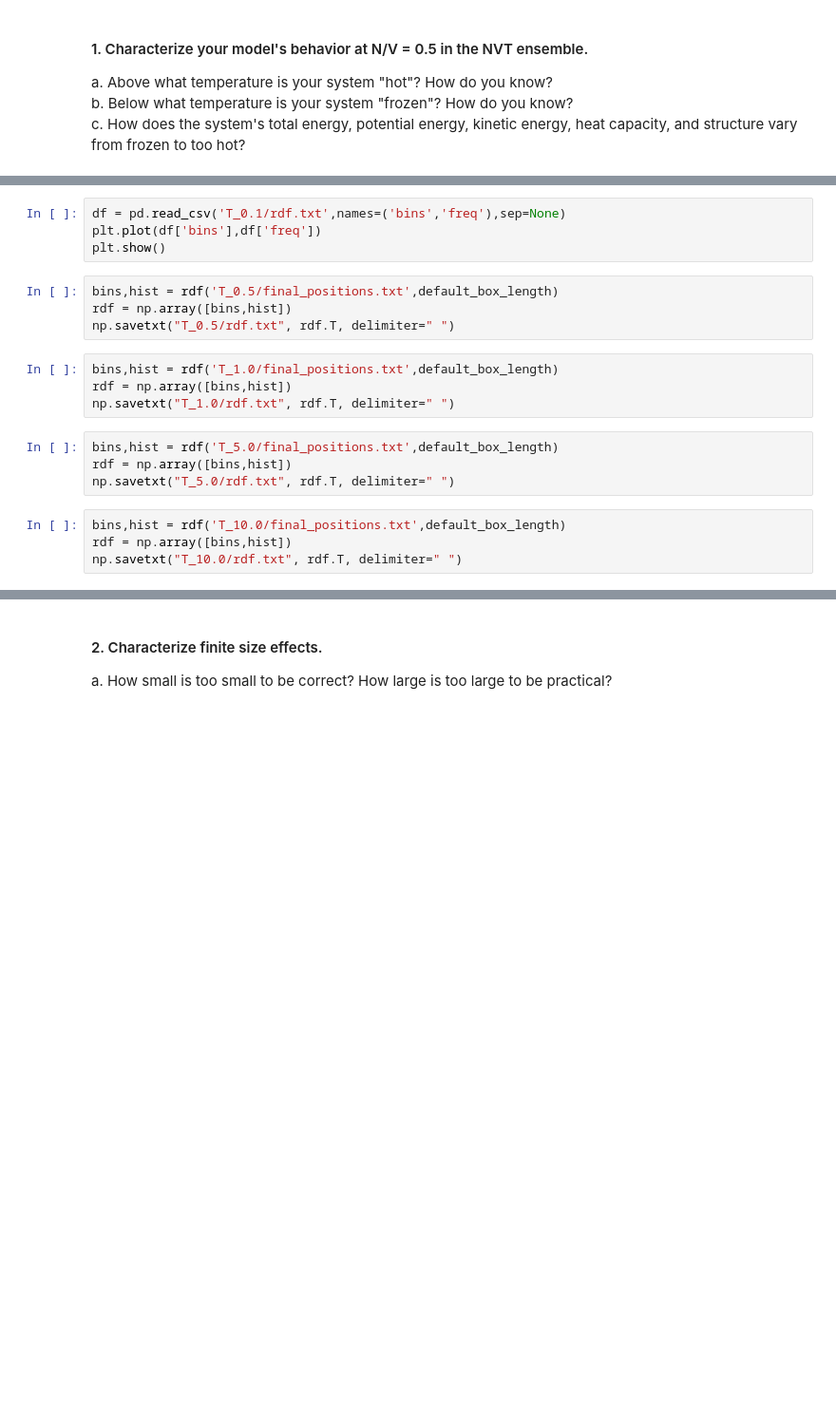
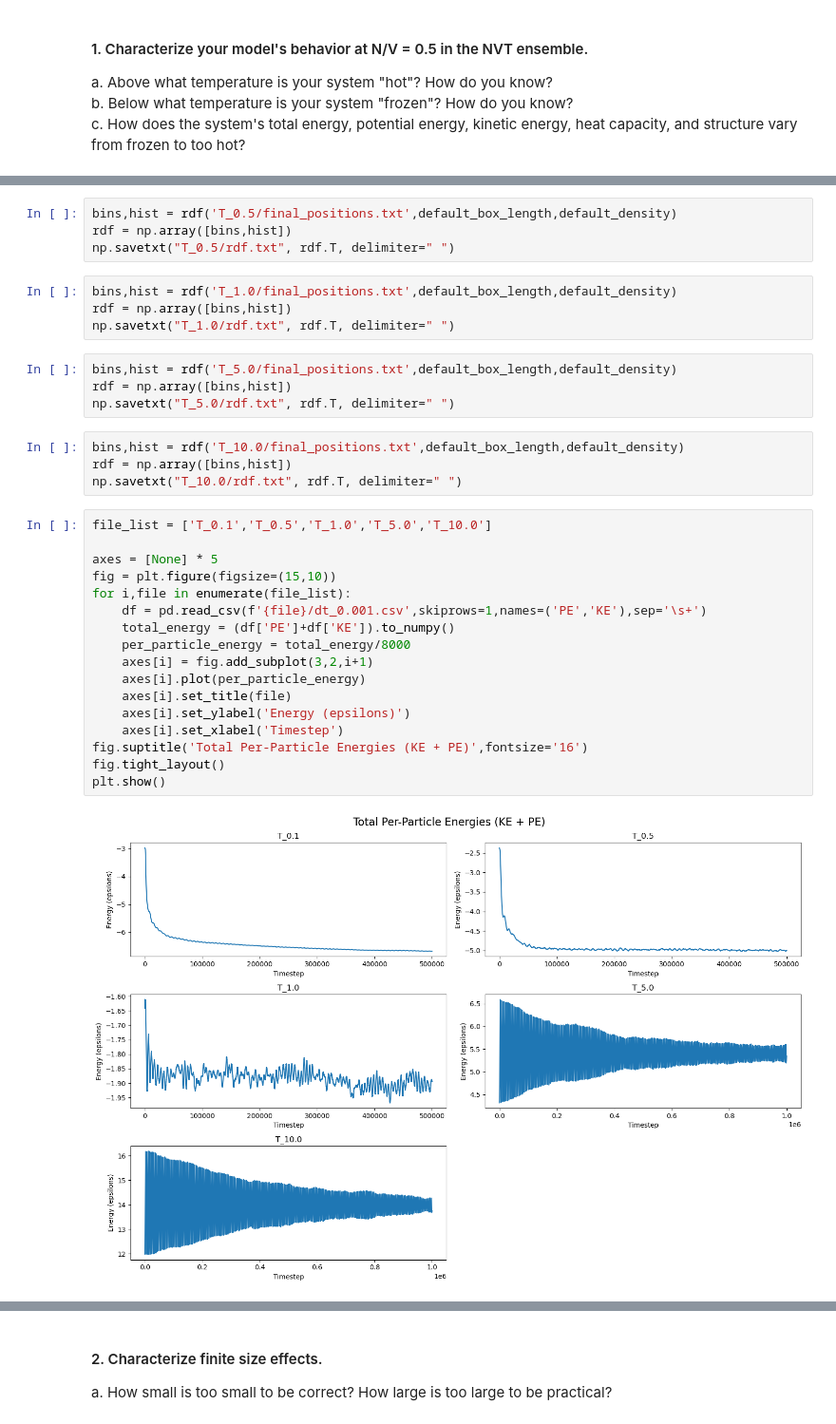
Before and after one commit to djbell01/563-DawsonBell, a Jupyter notebook: Project_2/Project2_DBell.ipynb, the cells around one changed output, grey strips where cells are left out. Shown: that part at 95% size. Cells and saved outputs as stored; diff of their text form; blank space fills up the shorter version.

```diff
--- a/Project_2/Project2_DBell.ipynb
+++ b/Project_2/Project2_DBell.ipynb
@@ -216,23 +181,38 @@ bins,hist = rdf('T_0.1/final_positions.txt',default_box_length,0.5)
 rdf = np.array([bins,hist])
 np.savetxt("T_0.1/rdf.txt", rdf.T, delimiter=" ")
-# %%
-df = pd.read_csv('T_0.1/rdf.txt',names=('bins','freq'),sep=None)
-plt.plot(df['bins'],df['freq'])
-plt.show()
 # %%
-bins,hist = rdf('T_0.5/final_positions.txt',default_box_length)
+bins,hist = rdf('T_0.5/final_positions.txt',default_box_length,default_density)
 rdf = np.array([bins,hist])
 np.savetxt("T_0.5/rdf.txt", rdf.T, delimiter=" ")
 # %%
-bins,hist = rdf('T_1.0/final_positions.txt',default_box_length)
+bins,hist = rdf('T_1.0/final_positions.txt',default_box_length,default_density)
 rdf = np.array([bins,hist])
 np.savetxt("T_1.0/rdf.txt", rdf.T, delimiter=" ")
 # %%
-bins,hist = rdf('T_5.0/final_positions.txt',default_box_length)
+bins,hist = rdf('T_5.0/final_positions.txt',default_box_length,default_density)
 rdf = np.array([bins,hist])
 np.savetxt("T_5.0/rdf.txt", rdf.T, delimiter=" ")
 # %%
-bins,hist = rdf('T_10.0/final_positions.txt',default_box_length)
+bins,hist = rdf('T_10.0/final_positions.txt',default_box_length,default_density)
 rdf = np.array([bins,hist])
 np.savetxt("T_10.0/rdf.txt", rdf.T, delimiter=" ")
+# %%
+file_list = ['T_0.1','T_0.5','T_1.0','T_5.0','T_10.0']
+
+axes = [None] * 5
+fig = plt.figure(figsize=(15,10))
+for i,file in enumerate(file_list):
+    df = pd.read_csv(f'{file}/dt_0.001.csv',skiprows=1,names=('PE','KE'),sep='\s+')
+    total_energy = (df['PE']+df['KE']).to_numpy()
+    per_particle_energy = total_energy/8000
+    axes[i] = fig.add_subplot(3,2,i+1)
+    axes[i].plot(per_particle_energy)
+    axes[i].set_title(file)
+    axes[i].set_ylabel('Energy (epsilons)')
+    axes[i].set_xlabel('Timestep')
+fig.suptitle('Total Per-Particle Energies (KE + PE)',fontsize='16')
+fig.tight_layout()
+plt.show()
+# %% [output]
+[figure, added]
 # %%
```
Also changed, not shown: parts of 22 cells of this notebook.
